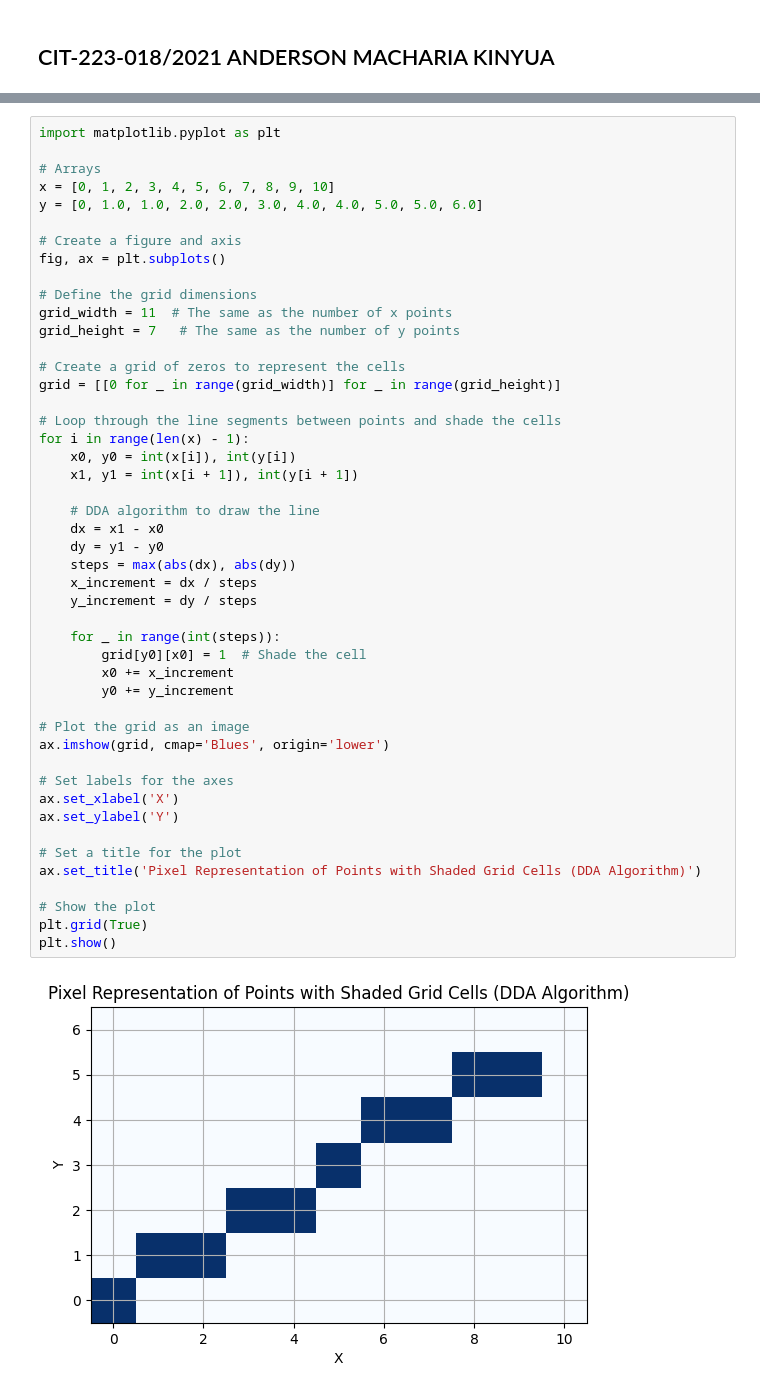
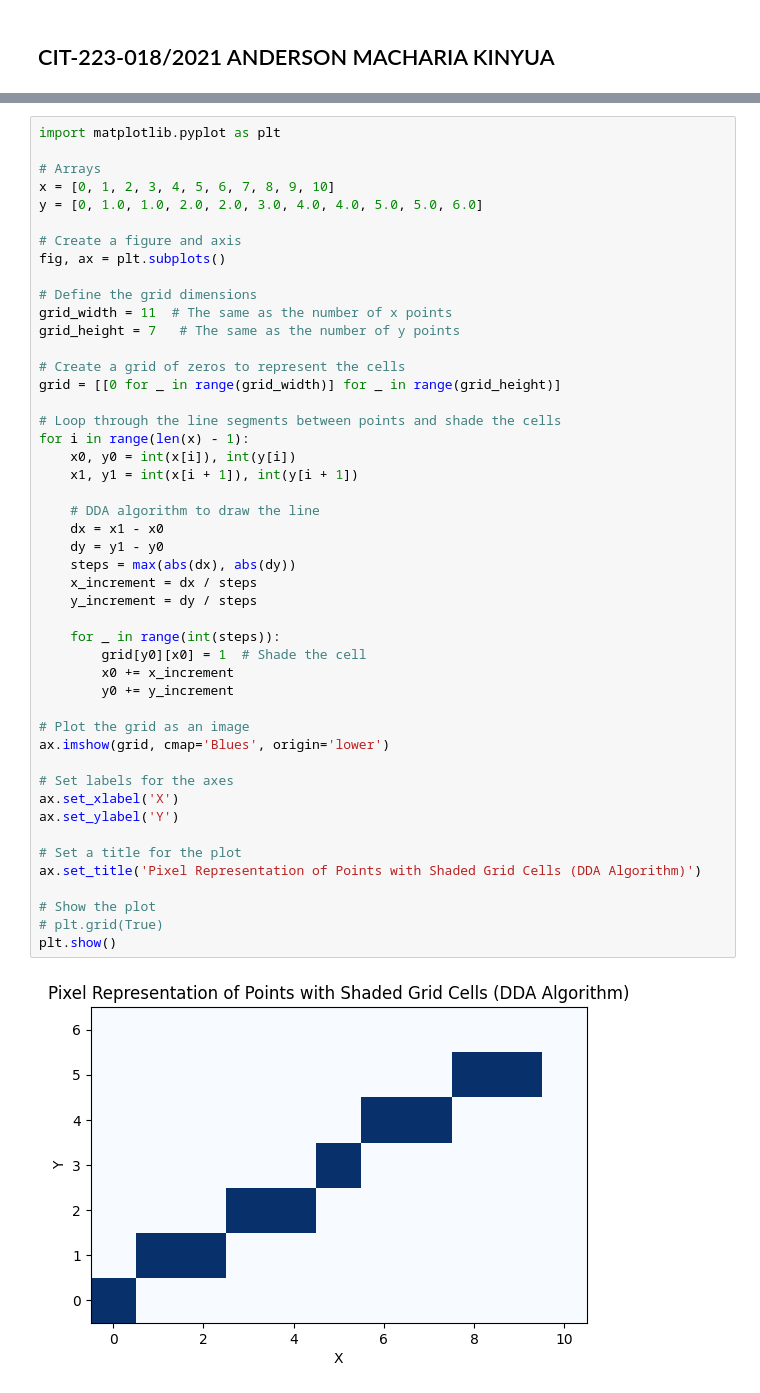
Before and after one commit to Mach-web/line_drawing_algorithms, a Jupyter notebook: Line Drawing Algorithms.ipynb, the cells around one changed output, grey strips where cells are left out. Saved outputs shown, nothing was run; the diff lists cells and outputs as text.

```diff
--- a/Line Drawing Algorithms.ipynb
+++ b/Line Drawing Algorithms.ipynb
@@ -225,32 +236,32 @@ grid = [[0 for _ in range(grid_width)] for _ in range(grid_height)]
 # Loop through the line segments between points and shade the cells
 for i in range(len(x) - 1):
     x0, y0 = int(x[i]), int(y[i])
     x1, y1 = int(x[i + 1]), int(y[i + 1])
 
     # DDA algorithm to draw the line
     dx = x1 - x0
     dy = y1 - y0
     steps = max(abs(dx), abs(dy))
     x_increment = dx / steps
     y_increment = dy / steps
 
     for _ in range(int(steps)):
         grid[y0][x0] = 1  # Shade the cell
         x0 += x_increment
         y0 += y_increment
 
 # Plot the grid as an image
 ax.imshow(grid, cmap='Blues', origin='lower')
 
 # Set labels for the axes
 ax.set_xlabel('X')
 ax.set_ylabel('Y')
 
 # Set a title for the plot
 ax.set_title('Pixel Representation of Points with Shaded Grid Cells (DDA Algorithm)')
 
 # Show the plot
-plt.grid(True)
+# plt.grid(True)
 plt.show()
 # %% [output]
-[figure, old version]
+[figure, new version]
```
Also changed, not shown: parts of 18 cells of this notebook.
